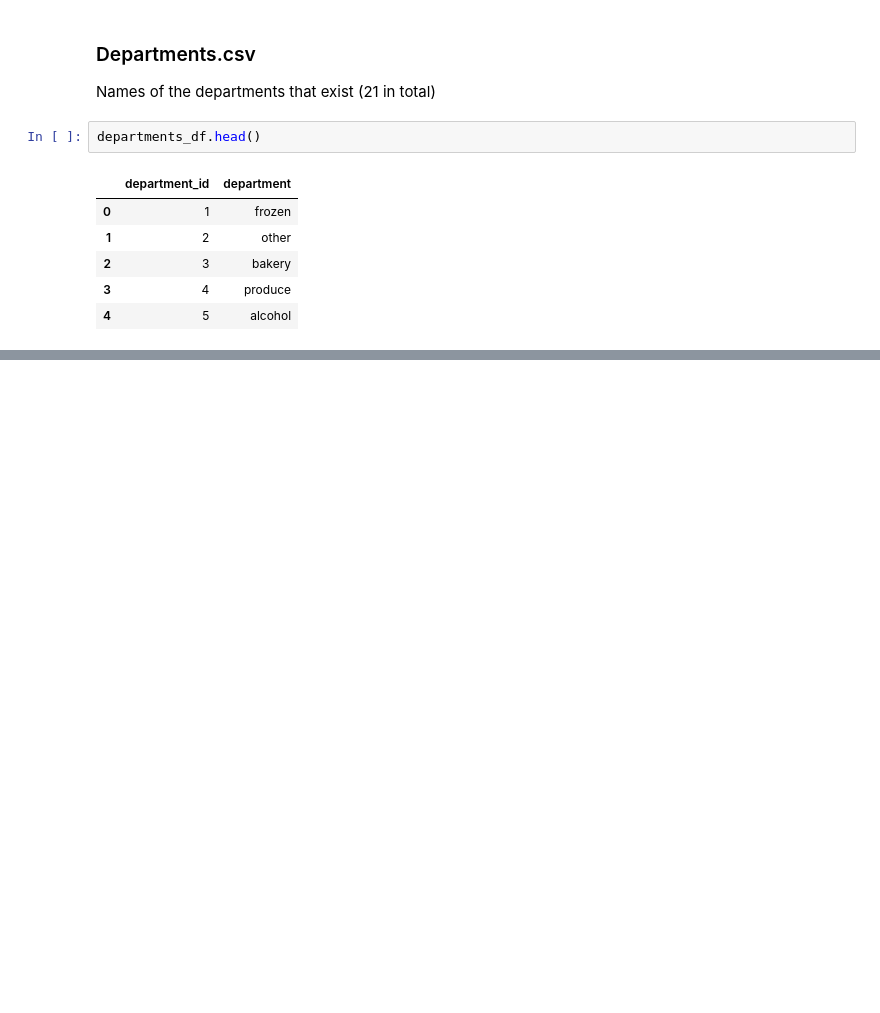
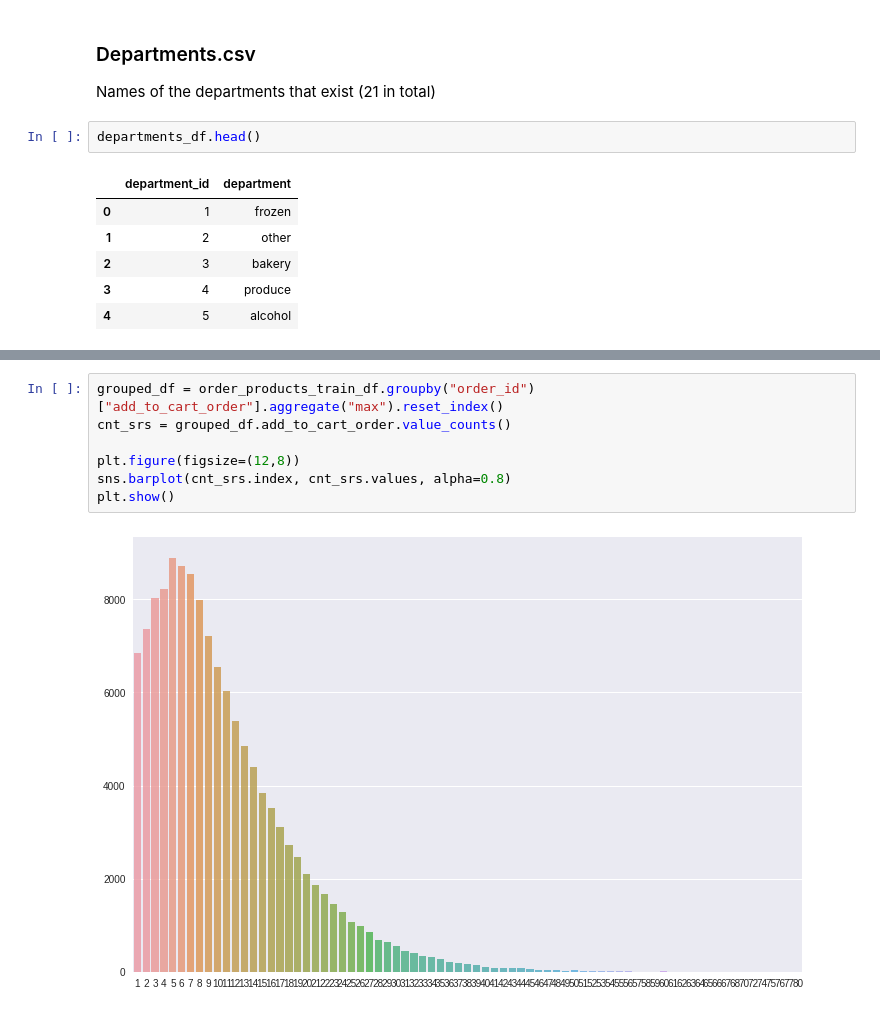
Before and after one commit to ML-KA/team-datascience-projects, a Jupyter notebook: Instacart/siboehm/notebooks/exploration.ipynb, the cells around one changed output, grey strips where cells are left out. Cells and saved outputs as stored; diff of their text form; blank space fills up the shorter version.

```diff
--- a/Instacart/siboehm/notebooks/exploration.ipynb
+++ b/Instacart/siboehm/notebooks/exploration.ipynb
@@ -122,0 +161,9 @@ departments_df.head()
+# %%
+grouped_df = order_products_train_df.groupby("order_id")["add_to_cart_order"].aggregate("max").reset_index()
+cnt_srs = grouped_df.add_to_cart_order.value_counts()
+
+plt.figure(figsize=(12,8))
+sns.barplot(cnt_srs.index, cnt_srs.values, alpha=0.8)
+plt.show()
+# %% [output]
+[figure, added]
```
Also changed, not shown: parts of 9 cells of this notebook, 1 other file.
